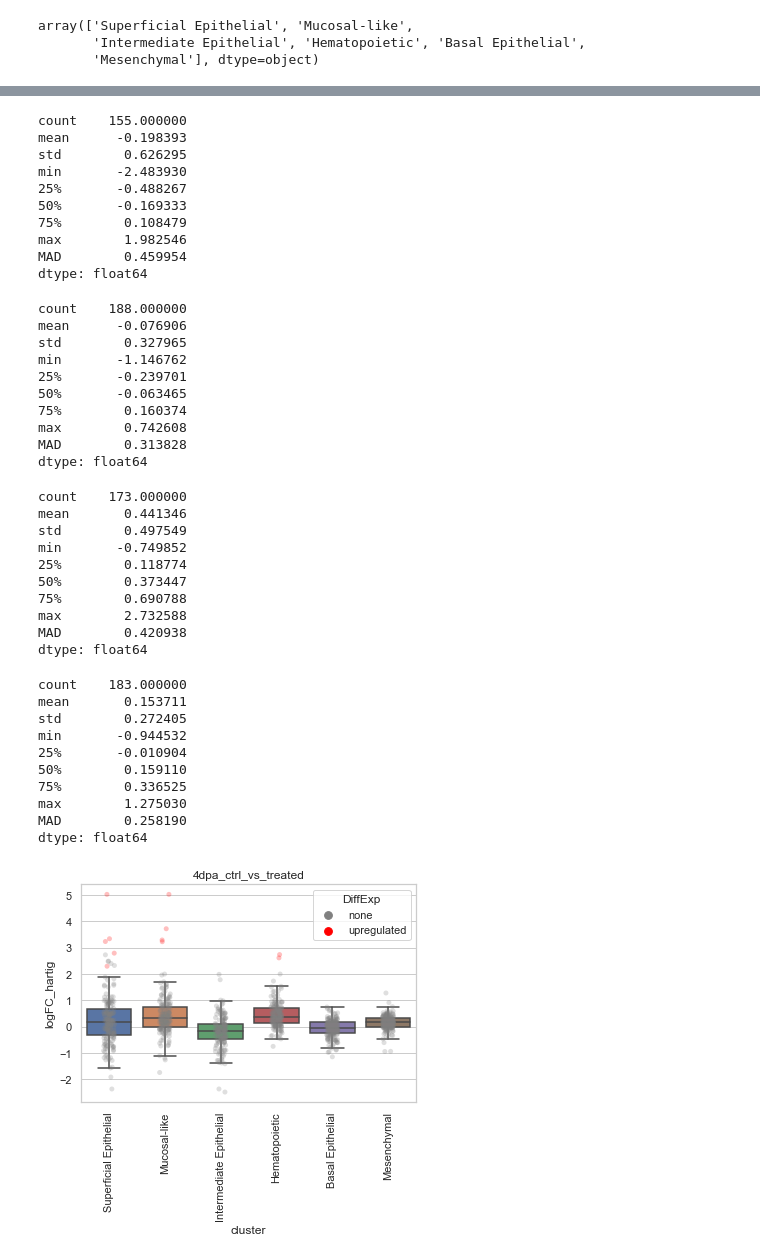
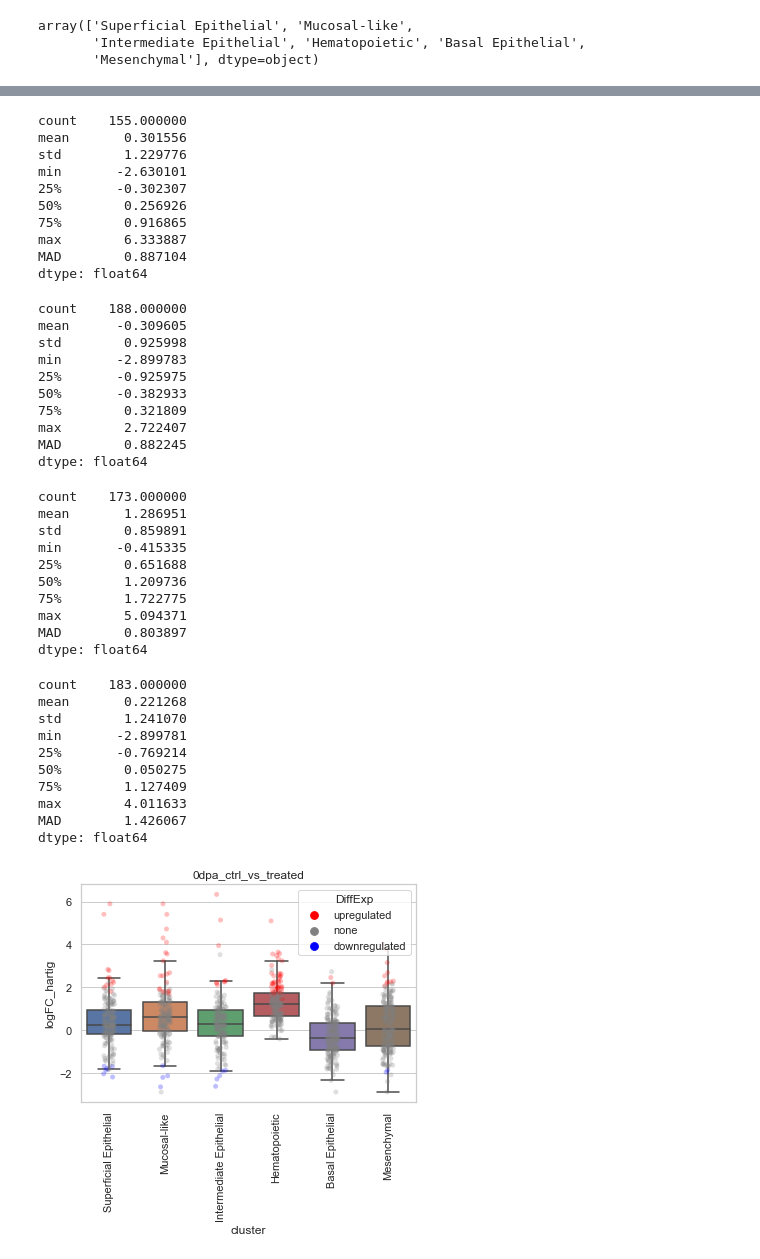
Before and after one commit to cgnobrega/Nobrega_Honors_Thesis, a Jupyter notebook: code/gene_lists_parse.ipynb, the cells around one changed output, grey strips where cells are left out. Saved outputs shown, nothing was run; the diff lists cells and outputs as text; code cells hidden in the pictures.

Commit message:
0dpa ctrl vs treated, fix color palette

```diff
--- a/code/gene_lists_parse.ipynb
+++ b/code/gene_lists_parse.ipynb
@@ -23,8 +23,8 @@ hou.head(10)
 | 8 | Superficial Epithelial | CABZ01072255.2 | 0.0 | 2.858588 | 0.876 | 0.105 | 0.0 |
 | 9 | Superficial Epithelial | si:ch211-217k17.10 | 0.0 | 2.838415 | 0.886 | 0.096 | 0.0 |
 # %%
-hartig_file = "..\data\Hartig_4dpa_ctrl_vs_treated.csv"
-file = '4dpa_ctrl_vs_treated'
+hartig_file = "..\data\Hartig_0dpa_ctrl_vs_treated.csv"
+file = '0dpa_ctrl_vs_treated'
 tablename = 'summary_' + file + '.png'
 plotname = 'plot_' + file + '.png'
 # %%
@@ -153,14 +172,14 @@ intermediate_stats = intermediate_stats.append(ser)
 intermediate_stats
 # %% [output]
 count    155.000000
-mean      -0.198393
-std        0.626295
-min       -2.483930
-25%       -0.488267
-50%       -0.169333
-75%        0.108479
-max        1.982546
-MAD        0.459954
+mean       0.301556
+std        1.229776
+min       -2.630101
+25%       -0.302307
+50%        0.256926
+75%        0.916865
+max        6.333887
+MAD        0.887104
 dtype: float64
 # %%
 basal = merged_gene_list[merged_gene_list['cluster'] == "Basal Epithelial"]
@@ -171,14 +190,14 @@ basal_stats = basal_stats.append(ser)
 basal_stats
 # %% [output]
 count    188.000000
-mean      -0.076906
-std        0.327965
-min       -1.146762
-25%       -0.239701
-50%       -0.063465
-75%        0.160374
-max        0.742608
-MAD        0.313828
+mean      -0.309605
+std        0.925998
+min       -2.899783
+25%       -0.925975
+50%       -0.382933
+75%        0.321809
+max        2.722407
+MAD        0.882245
 dtype: float64
 # %%
 hema = merged_gene_list[merged_gene_list['cluster'] == "Hematopoietic"]
@@ -189,14 +208,14 @@ hema_stats = hema_stats.append(ser)
 hema_stats
 # %% [output]
 count    173.000000
-mean       0.441346
-std        0.497549
-min       -0.749852
-25%        0.118774
-50%        0.373447
-75%        0.690788
-max        2.732588
-MAD        0.420938
+mean       1.286951
+std        0.859891
+min       -0.415335
+25%        0.651688
+50%        1.209736
+75%        1.722775
+max        5.094371
+MAD        0.803897
 dtype: float64
 # %%
 mesenchymal = merged_gene_list[merged_gene_list['cluster'] == "Mesenchymal"]
@@ -207,30 +226,30 @@ mesenchymal_stats = mesenchymal_stats.append(ser)
 mesenchymal_stats
 # %% [output]
 count    183.000000
-mean       0.153711
-std        0.272405
-min       -0.944532
-25%       -0.010904
-50%        0.159110
-75%        0.336525
-max        1.275030
-MAD        0.258190
+mean       0.221268
+std        1.241070
+min       -2.899781
+25%       -0.769214
+50%        0.050275
+75%        1.127409
+max        4.011633
+MAD        1.426067
 dtype: float64
 # %%
 # box plot their distributions
 
 import seaborn as sns
 import matplotlib.pyplot as plt
 
 sns.set(style="whitegrid")
 
 ax = sns.boxplot(x="cluster", y="logFC_hartig", data=merged_gene_list, showfliers = False).set_title(file)
-ax = sns.stripplot(x="cluster", y="logFC_hartig", hue="DiffExp", palette=["grey","red","blue"], data=merged_gene_list, color="0.5", alpha=0.25)
+ax = sns.stripplot(x="cluster", y="logFC_hartig", hue="DiffExp", palette=["red","grey","blue"], data=merged_gene_list, color="0.5", alpha=0.25)
 ax.set_xticklabels(ax.get_xticklabels(),rotation = 90)
 plt.savefig("boxplot/"+plotname, bbox_inches='tight')
 plt.show()
 # %% [output]
-[figure, old version]
+[figure, new version]
 # %%
 summary = pd.DataFrame(superficial_stats)
 summary.columns = ["superficial"]
```
Also changed, not shown: parts of 10 cells of this notebook, 2 other files.
